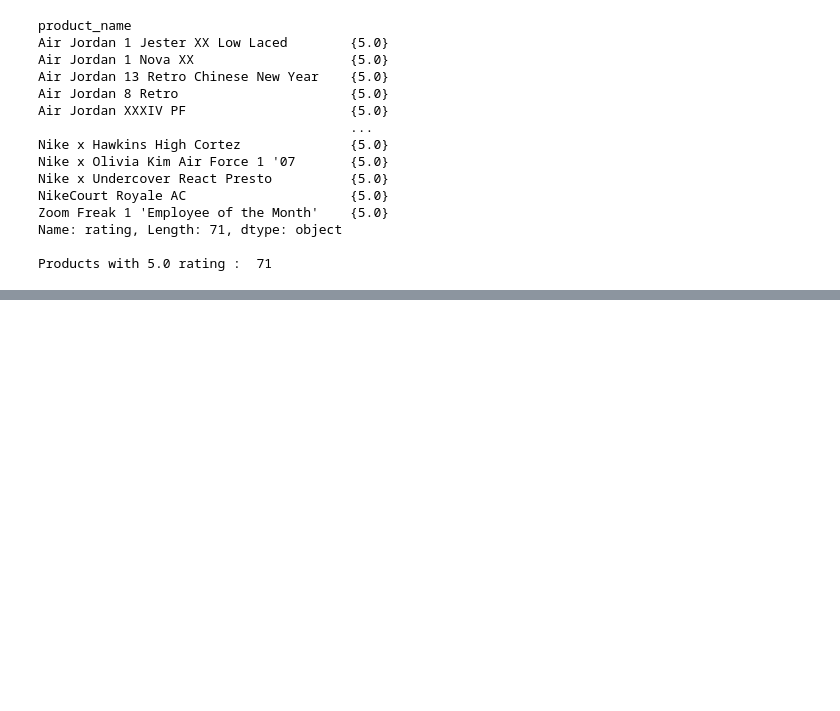
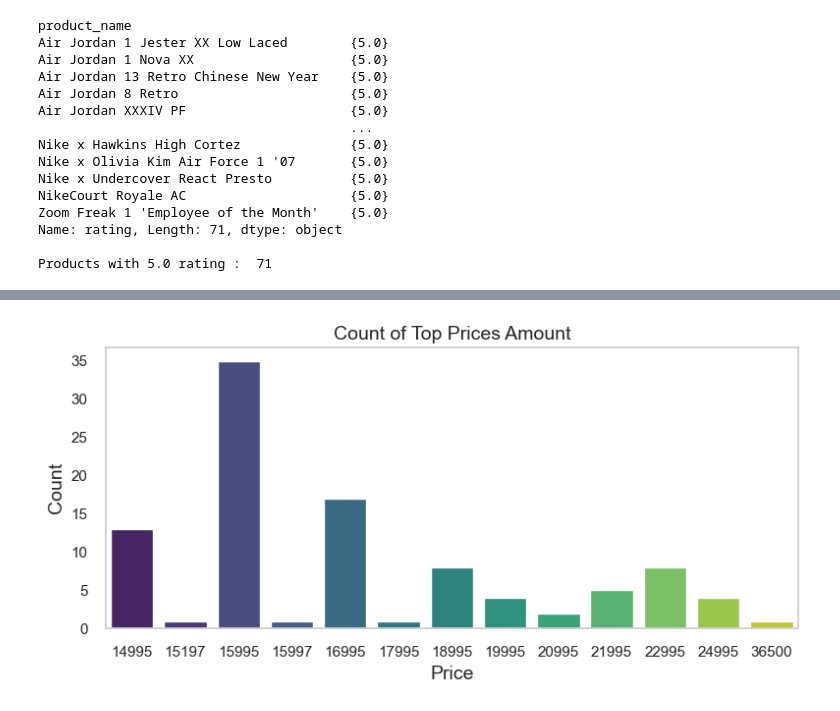
Before and after one commit to rezaaprm/nike_sales_dashboard, a Jupyter notebook: main.ipynb, the cells around one changed output, grey strips where cells are left out. Cells and saved outputs as stored; diff of their text form; code cells hidden in the pictures; blank space fills up the shorter version.

```diff
--- a/main.ipynb
+++ b/main.ipynb
@@ -137,0 +207,15 @@ filtered_df2
+# %%
+top_price_amount = df.sort_values(by='sale_price', ascending=False).head(100)
+
+fig, ax = plt.subplots(figsize=(8, 4))
+sns.countplot(data=top_price_amount, x="sale_price", palette="viridis", ax=ax)
+
+ax.set_title("Count of Top Prices Amount", fontsize=14)
+ax.set_xlabel("Price", fontsize=14)
+ax.set_ylabel("Count", fontsize=14)
+ax.grid(axis='y')
+
+plt.tight_layout()
+plt.show()
+# %% [output]
+[figure, added]
```
Also changed, not shown: parts of 16 cells of this notebook, 1 other file.
